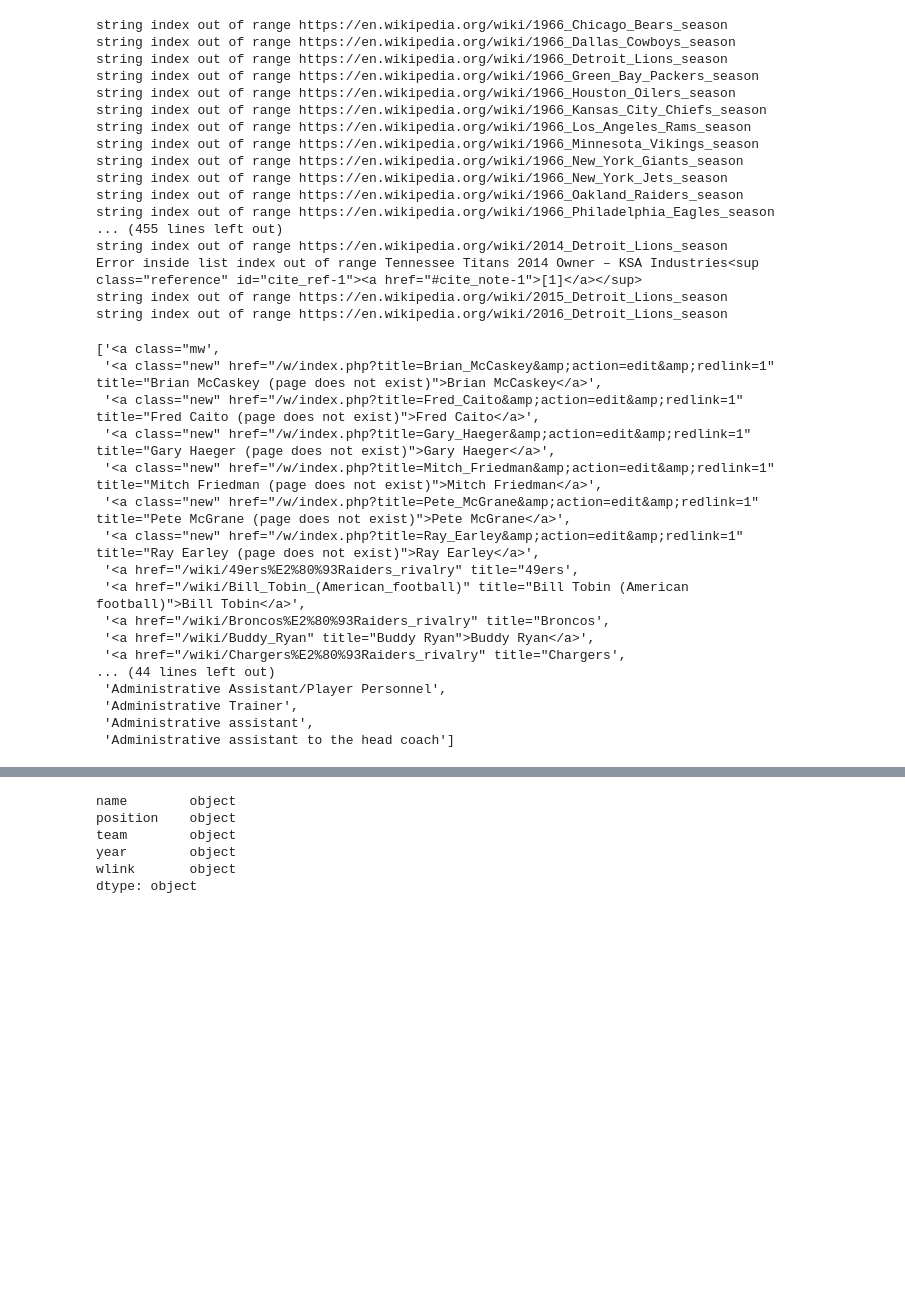
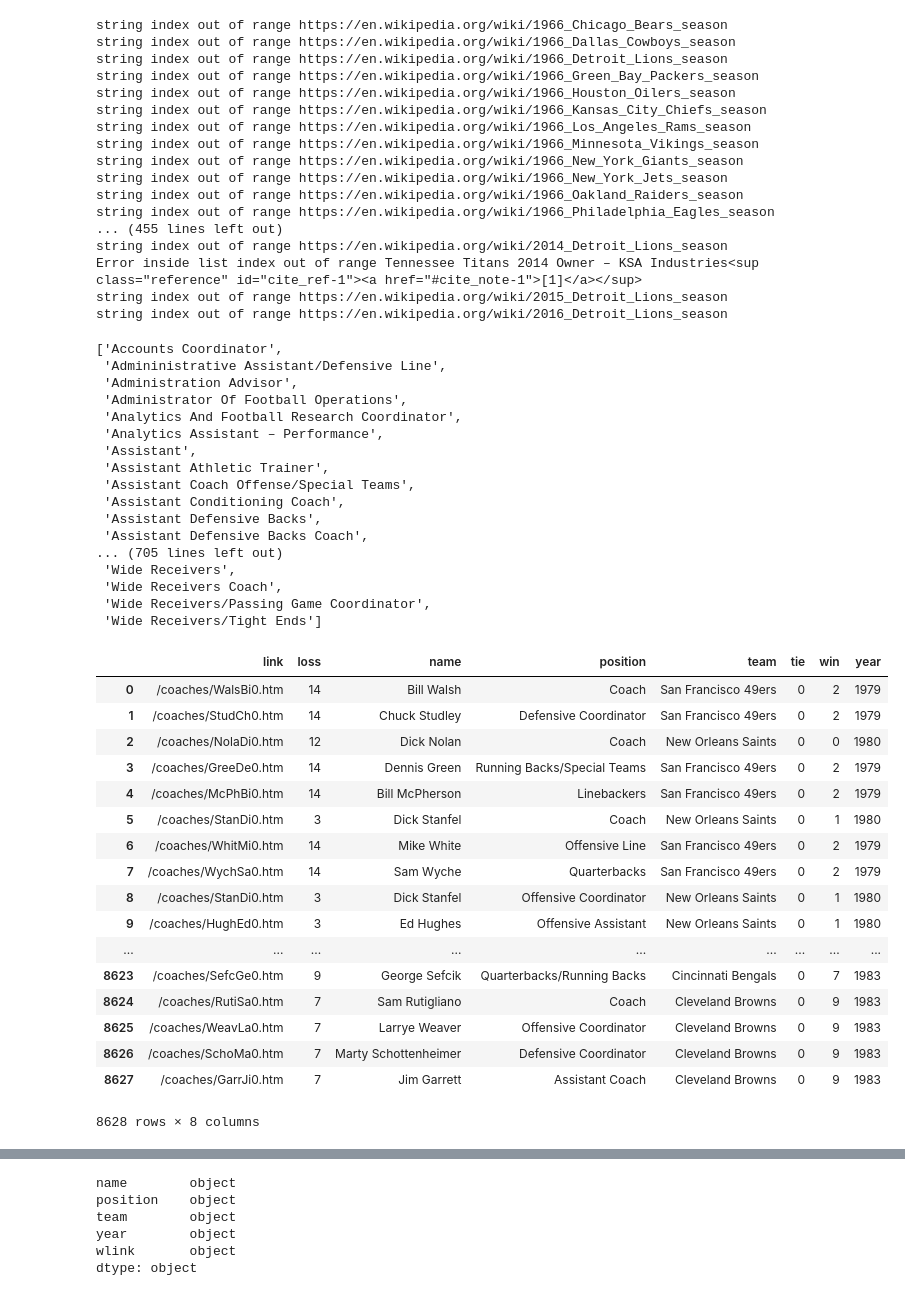
Before and after one commit to plee0117/Coaches, a Jupyter notebook: nflwiki.ipynb, the cells around one changed output, grey strips where cells are left out. Saved outputs shown, nothing was run; the diff lists cells and outputs as text; code cells hidden in the pictures; blank space fills up the shorter version.

```diff
--- a/nflwiki.ipynb
+++ b/nflwiki.ipynb
@@ -152,20 +229,41 @@ wiki.year = wiki.year.astype(str)
 # %%
-sorted(wiki.position.unique())[0:60]
+sorted(wikiclean.position.unique())
 # %% [output]
-['<a class="mw',
- '<a class="new" href="/w/index.php?title=Brian_McCaskey&amp;action=edit&amp;redlink=1" title="Brian McCaskey (page does not exist)">Brian McCaskey</a>',
- '<a class="new" href="/w/index.php?title=Fred_Caito&amp;action=edit&amp;redlink=1" title="Fred Caito (page does not exist)">Fred Caito</a>',
- '<a class="new" href="/w/index.php?title=Gary_Haeger&amp;action=edit&amp;redlink=1" title="Gary Haeger (page does not exist)">Gary Haeger</a>',
- '<a class="new" href="/w/index.php?title=Mitch_Friedman&amp;action=edit&amp;redlink=1" title="Mitch Friedman (page does not exist)">Mitch Friedman</a>',
- '<a class="new" href="/w/index.php?title=Pete_McGrane&amp;action=edit&amp;redlink=1" title="Pete McGrane (page does not exist)">Pete McGrane</a>',
- '<a class="new" href="/w/index.php?title=Ray_Earley&amp;action=edit&amp;redlink=1" title="Ray Earley (page does not exist)">Ray Earley</a>',
- '<a href="/wiki/49ers%E2%80%93Raiders_rivalry" title="49ers',
- '<a href="/wiki/Bill_Tobin_(American_football)" title="Bill Tobin (American football)">Bill Tobin</a>',
- '<a href="/wiki/Broncos%E2%80%93Raiders_rivalry" title="Broncos',
- '<a href="/wiki/Buddy_Ryan" title="Buddy Ryan">Buddy Ryan</a>',
- '<a href="/wiki/Chargers%E2%80%93Raiders_rivalry" title="Chargers',
-... (44 lines left out)
- 'Administrative Assistant/Player Personnel',
- 'Administrative Trainer',
- 'Administrative assistant',
- 'Administrative assistant to the head coach']
+['Accounts Coordinator',
+ 'Admininistrative Assistant/Defensive Line',
+ 'Administration Advisor',
+ 'Administrator Of Football Operations',
+ 'Analytics And Football Research Coordinator',
+ 'Analytics Assistant – Performance',
+ 'Assistant',
+ 'Assistant Athletic Trainer',
+ 'Assistant Coach Offense/Special Teams',
+ 'Assistant Conditioning Coach',
+ 'Assistant Defensive Backs',
+ 'Assistant Defensive Backs Coach',
+... (705 lines left out)
+ 'Wide Receivers',
+ 'Wide Receivers Coach',
+ 'Wide Receivers/Passing Game Coordinator',
+ 'Wide Receivers/Tight Ends']
+# %%
+pfrclean
+# %% [output]
+|  | link | loss | name | position | team | tie | win | year |
+| 0 | /coaches/WalsBi0.htm | 14 | Bill Walsh | Coach | San Francisco 49ers | 0 | 2 | 1979 |
+| 1 | /coaches/StudCh0.htm | 14 | Chuck Studley | Defensive Coordinator | San Francisco 49ers | 0 | 2 | 1979 |
+| 2 | /coaches/NolaDi0.htm | 12 | Dick Nolan | Coach | New Orleans Saints | 0 | 0 | 1980 |
+| 3 | /coaches/GreeDe0.htm | 14 | Dennis Green | Running Backs/Special Teams | San Francisco 49ers | 0 | 2 | 1979 |
+| 4 | /coaches/McPhBi0.htm | 14 | Bill McPherson | Linebackers | San Francisco 49ers | 0 | 2 | 1979 |
+| 5 | /coaches/StanDi0.htm | 3 | Dick Stanfel | Coach | New Orleans Saints | 0 | 1 | 1980 |
+| 6 | /coaches/WhitMi0.htm | 14 | Mike White | Offensive Line | San Francisco 49ers | 0 | 2 | 1979 |
+| 7 | /coaches/WychSa0.htm | 14 | Sam Wyche | Quarterbacks | San Francisco 49ers | 0 | 2 | 1979 |
+| 8 | /coaches/StanDi0.htm | 3 | Dick Stanfel | Offensive Coordinator | New Orleans Saints | 0 | 1 | 1980 |
+| 9 | /coaches/HughEd0.htm | 3 | Ed Hughes | Offensive Assistant | New Orleans Saints | 0 | 1 | 1980 |
+| ... | ... | ... | ... | ... | ... | ... | ... | ... |
+| 8623 | /coaches/SefcGe0.htm | 9 | George Sefcik | Quarterbacks/Running Backs | Cincinnati Bengals | 0 | 7 | 1983 |
+| 8624 | /coaches/RutiSa0.htm | 7 | Sam Rutigliano | Coach | Cleveland Browns | 0 | 9 | 1983 |
+| 8625 | /coaches/WeavLa0.htm | 7 | Larrye Weaver | Offensive Coordinator | Cleveland Browns | 0 | 9 | 1983 |
+| 8626 | /coaches/SchoMa0.htm | 7 | Marty Schottenheimer | Defensive Coordinator | Cleveland Browns | 0 | 9 | 1983 |
+| 8627 | /coaches/GarrJi0.htm | 7 | Jim Garrett | Assistant Coach | Cleveland Browns | 0 | 9 | 1983 |
+8628 rows × 8 columns
```
Also changed, not shown: parts of 29 cells of this notebook.
